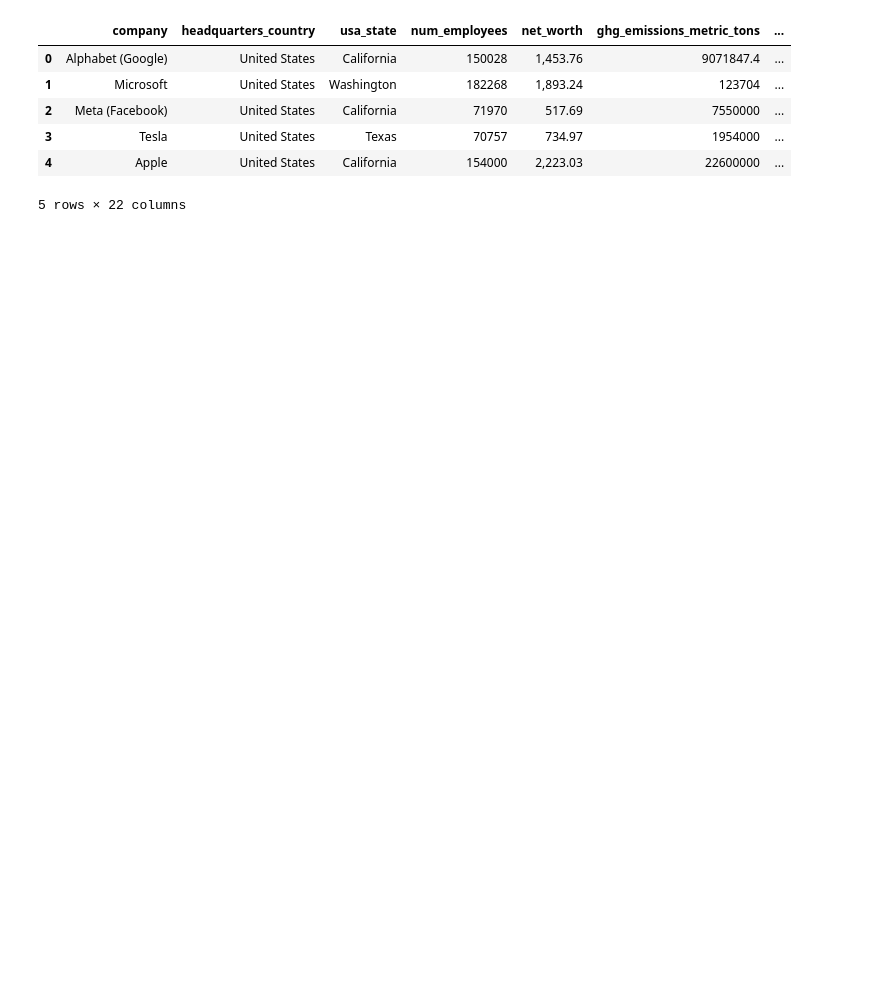
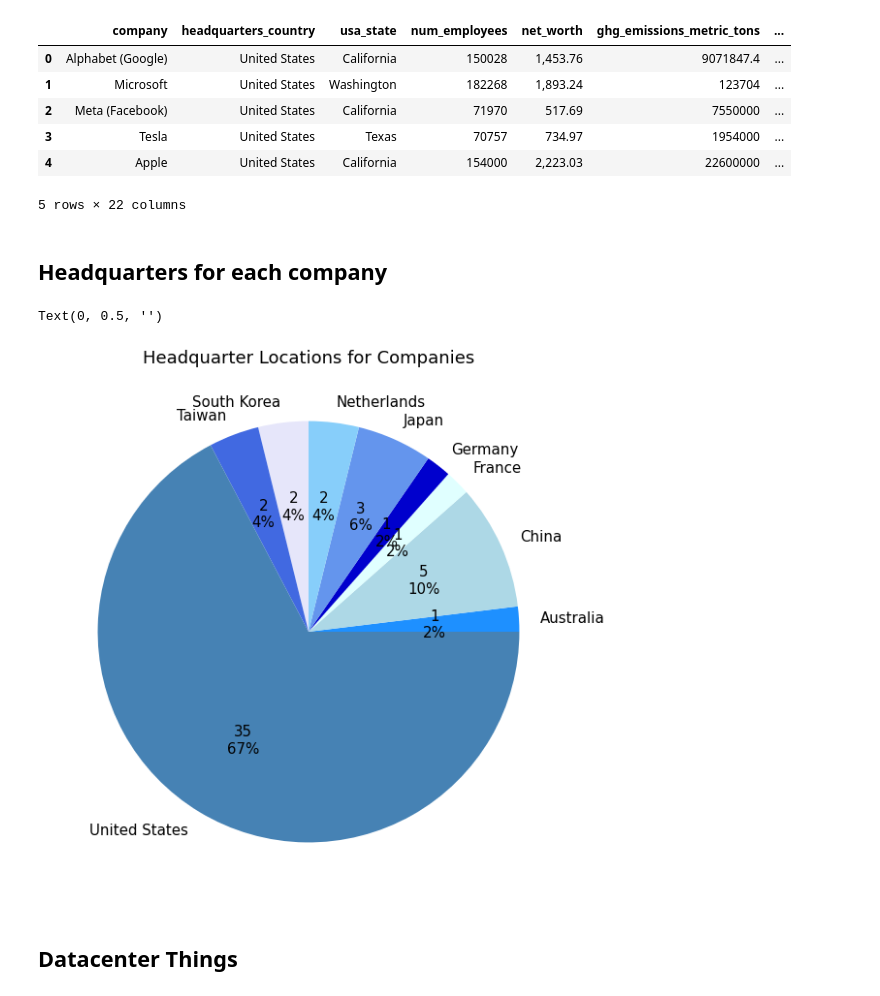
Before and after one commit to nihabhaskar/company_climate_dataset, a Jupyter notebook: results_graphs.ipynb, the cells around one changed output. Cells and saved outputs as stored; diff of their text form; code cells hidden in the pictures; blank space fills up the shorter version.

Commit message:
some results & their plots

```diff
--- a/results_graphs.ipynb
+++ b/results_graphs.ipynb
@@ -9,5 +10,5 @@ import pandas as pd
 # %%
-dataset = pd.read_csv('company_dataset.csv')
+dataset = pd.read_csv('company_climate_dataset.csv')
 # %%
 dataset.head()
 # %% [output]
@@ -18,3 +19,21 @@ dataset.head()
 | 3 | Tesla | United States | Texas | 70757 | 734.97 | 1954000 | ... |
 | 4 | Apple | United States | California | 154000 | 2,223.03 | 22600000 | ... |
 5 rows × 22 columns
+# %% [markdown]
+## Headquarters for each company
+# %%
+def label_function(val):
+    return f'{val / 100 * len(dataset):.0f}\n{val:.0f}%'
+# %%
+country_pi = dataset.groupby('headquarters_country').size().plot(kind='pie', autopct=label_function, textprops={'fontsize': 15},
+                                  colors=['dodgerblue', 'lightblue', 'lightcyan', 'mediumblue',
+                                          'cornflowerblue', 'lightskyblue', 'lavender', 'royalblue',
+                                          'steelblue'], figsize=(20,10))
+
+country_pi.set_title('Headquarter Locations for Companies', size=18)
+country_pi.set_ylabel(None)
+# %% [output]
+Text(0, 0.5, '')
+[figure, added]
+# %% [markdown]
+## Datacenter Things
```
Also changed, not shown: parts of 59 cells of this notebook, 11 other files.
